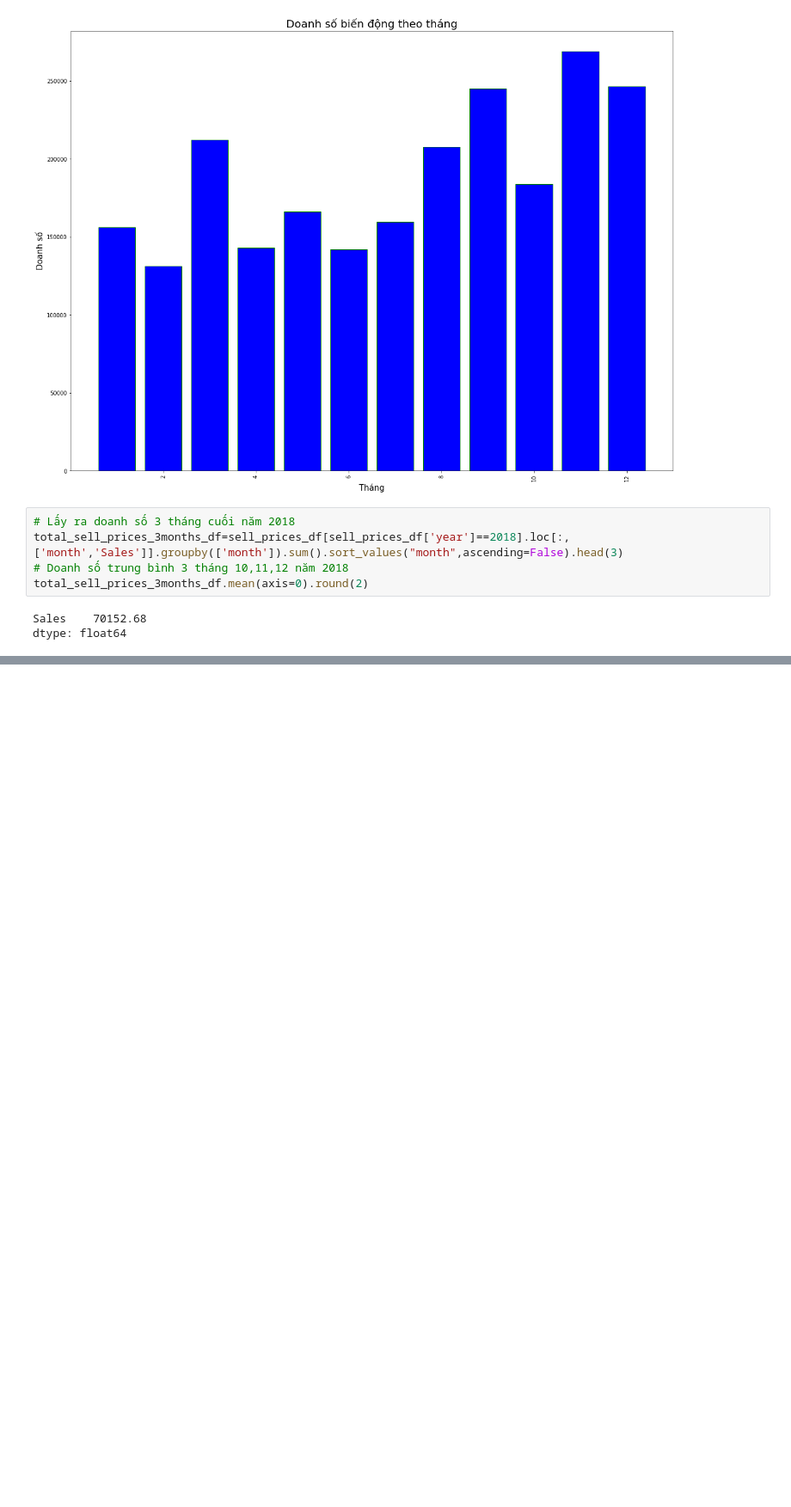
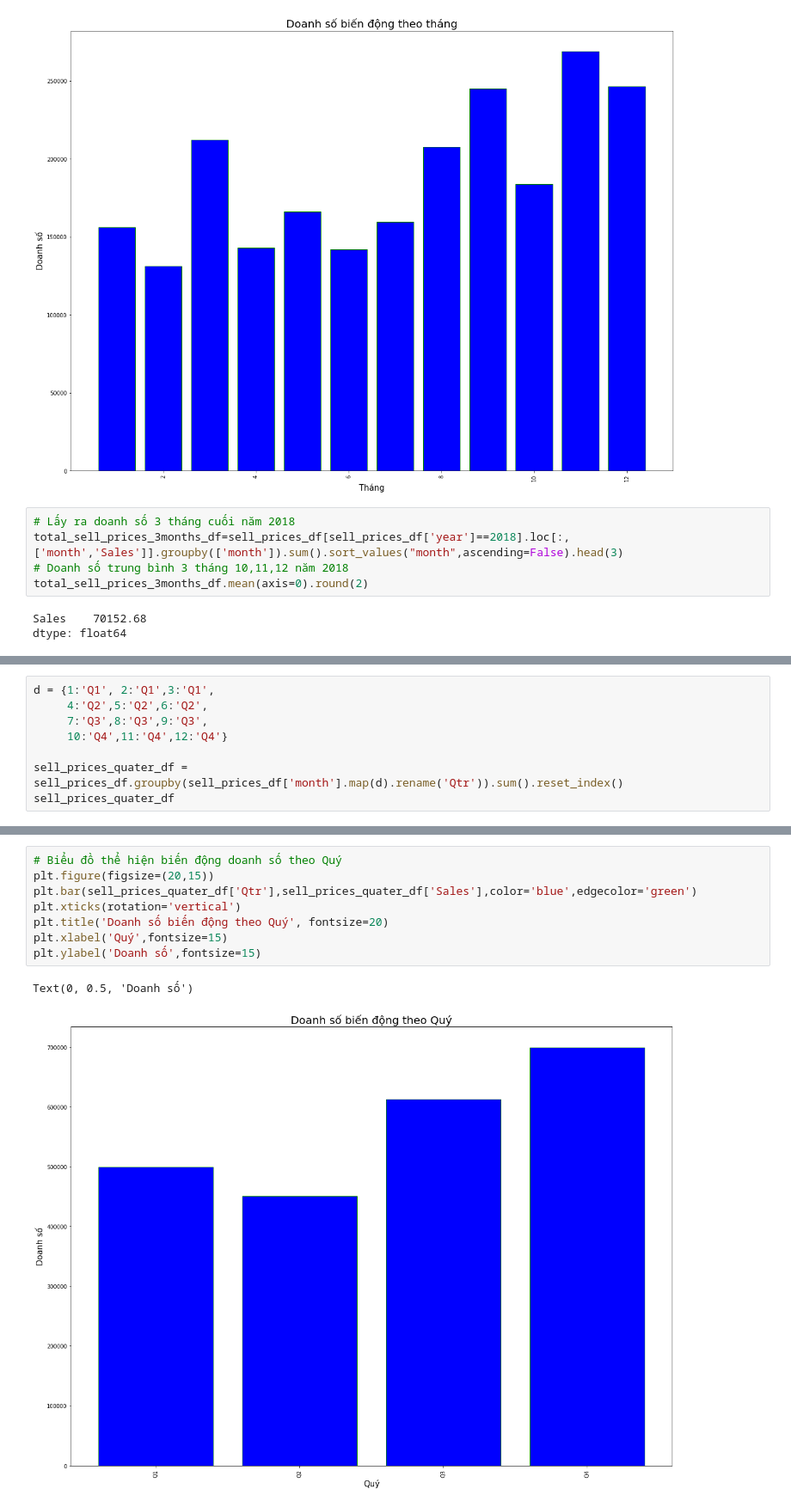
Before and after one commit to ngotancuong/mse.python, a Jupyter notebook: Baitap04.ipynb, the cells around one changed output, grey strips where cells are left out. Shown at 86% size. Saved outputs shown, nothing was run; the diff lists cells and outputs as text; blank space fills up the shorter version.

```diff
--- a/Baitap04.ipynb
+++ b/Baitap04.ipynb
@@ -137,0 +138,8 @@ dtype: float64
+# %%
+d = {1:'Q1', 2:'Q1',3:'Q1',
+     4:'Q2',5:'Q2',6:'Q2',
+     7:'Q3',8:'Q3',9:'Q3',
+     10:'Q4',11:'Q4',12:'Q4'}
+
+sell_prices_quater_df = sell_prices_df.groupby(sell_prices_df['month'].map(d).rename('Qtr')).sum().reset_index()
+sell_prices_quater_df
@@ -137,0 +152,11 @@ dtype: float64
+# %%
+# Biểu đồ thể hiện biến động doanh số theo Quý
+plt.figure(figsize=(20,15))
+plt.bar(sell_prices_quater_df['Qtr'],sell_prices_quater_df['Sales'],color='blue',edgecolor='green')
+plt.xticks(rotation='vertical')
+plt.title('Doanh số biến động theo Quý', fontsize=20)
+plt.xlabel('Quý',fontsize=15)
+plt.ylabel('Doanh số',fontsize=15)
+# %% [output]
+Text(0, 0.5, 'Doanh số')
+[figure, added]
```
Also changed, not shown: parts of 4 cells of this notebook.
